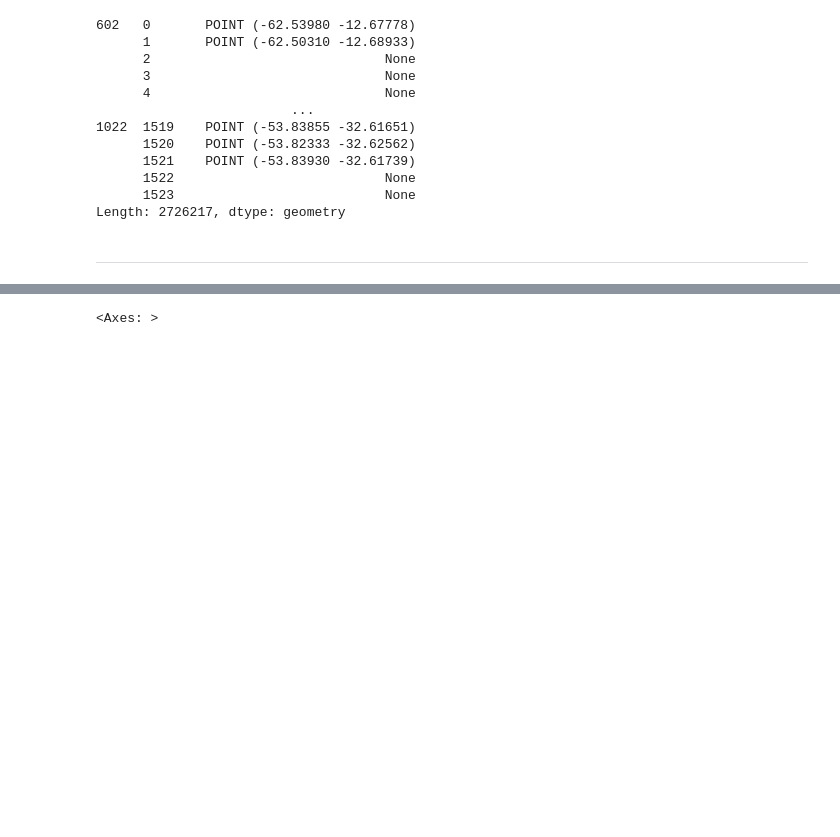
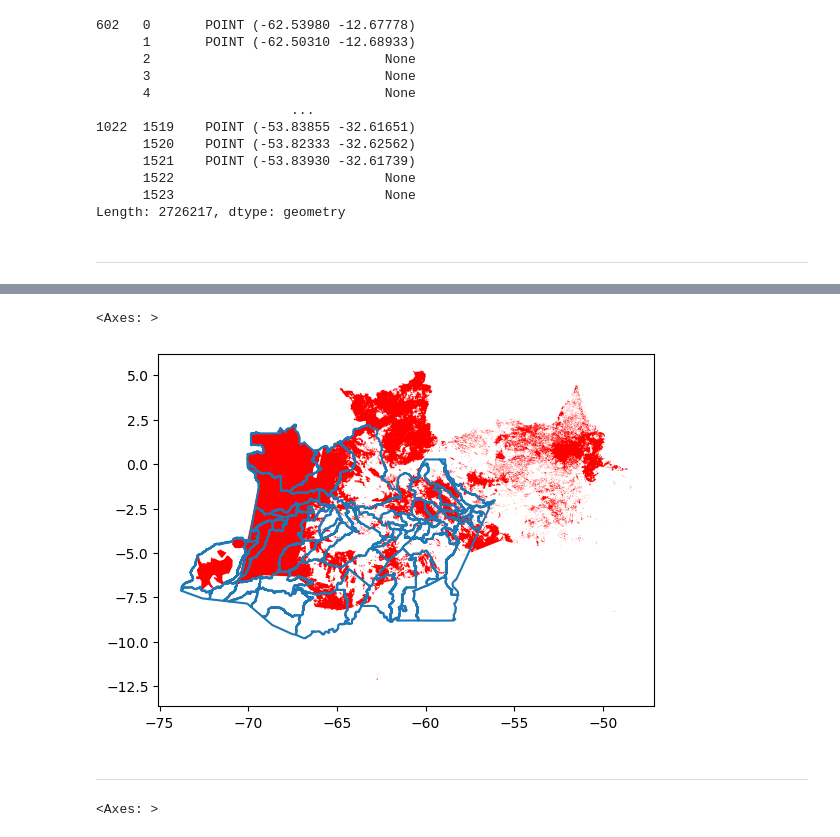
Before and after one commit to felixschulz385/Masterthesis, a Jupyter notebook: code/experiments/cloud_cover.ipynb, the cells around one changed output, grey strips where cells are left out. Saved outputs shown, nothing was run; the diff lists cells and outputs as text; code cells hidden in the pictures; blank space fills up the shorter version.

```diff
--- a/code/experiments/cloud_cover.ipynb
+++ b/code/experiments/cloud_cover.ipynb
@@ -182,0 +192,3 @@ dtype: object
+# %%
+files = pd.DataFrame({"file": pd.concat([worker(file) for file in t_index_years])}).reset_index(drop = True)
+files["year"] = files.file.str.extract(r"(\d{4})")
@@ -182,0 +269,34 @@ dtype: object
+# %%
+out_dict = {}
+
+for file in tqdm(files.query("type == 'cloud_cover'").file, total = files.query("type == 'cloud_cover'").file.size):
+
+    c_clouds = gpd.read_file(f"/pfs/work7/workspace/scratch/tu_zxobe27-master_thesis/data/cloud_cover/raw/{file}", engine="pyogrio")
+
+    if c_clouds.crs is not None:
+        c_clouds = c_clouds.to_crs(4326)
+    else:
+        c_clouds = c_clouds.set_crs(4326)
+
+
+    c_clouds["cloud_cover"] = 1
+    c_clouds = c_clouds[["cloud_cover", "geometry"]]
+
+    cloud_cover_grid = make_geocube(
+        vector_data=c_clouds,
+        measurements=["cloud_cover"],
+        fill = 0,
+        output_crs="epsg:4326",
+        resolution=(-.01, .01)
+    )
+
+    boundaries_grid = make_geocube(
+        vector_data=boundaries[["CC_2r", "geometry"]],
+        like=cloud_cover_grid
+    ).CC_2r
+
+    cloud_cover_grid["CC_2r"] = boundaries_grid
+
+    out_dict[file] = cloud_cover_grid.set_coords("CC_2r").groupby("CC_2r").mean().cloud_cover.to_pandas()
+
+pickle.dump(out_dict, open("/pfs/work7/workspace/scratch/tu_zxobe27-master_thesis/data/cloud_cover/DETER_cc2r.pkl", "wb"))
@@ -183,3 +542,11 @@ dtype: object
+# %%
+ax = boundaries.query("NAME_1 == 'Amazonas'").boundary.plot()
+c_clouds.plot(ax=ax, color = "red")
+# %% [output]
+<Axes: >
+[figure, added]
+# %% [markdown]
+---
 # %%
 import pandas as pd
 import geopandas as gpd
```
Also changed, not shown: parts of 54 cells of this notebook, 29 other files.
